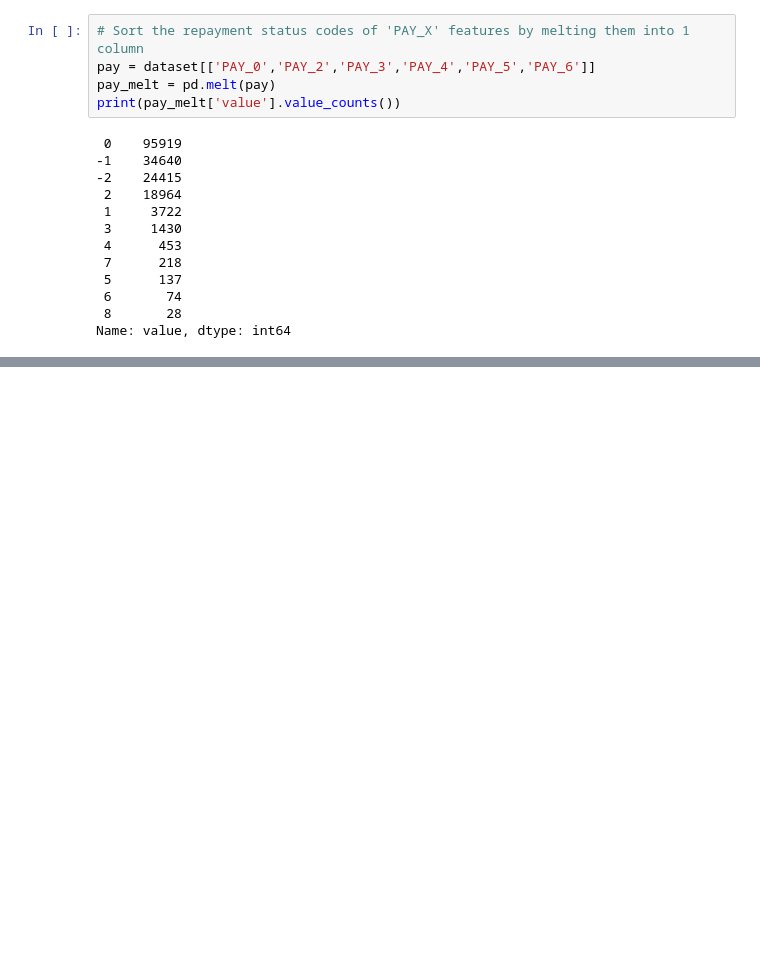
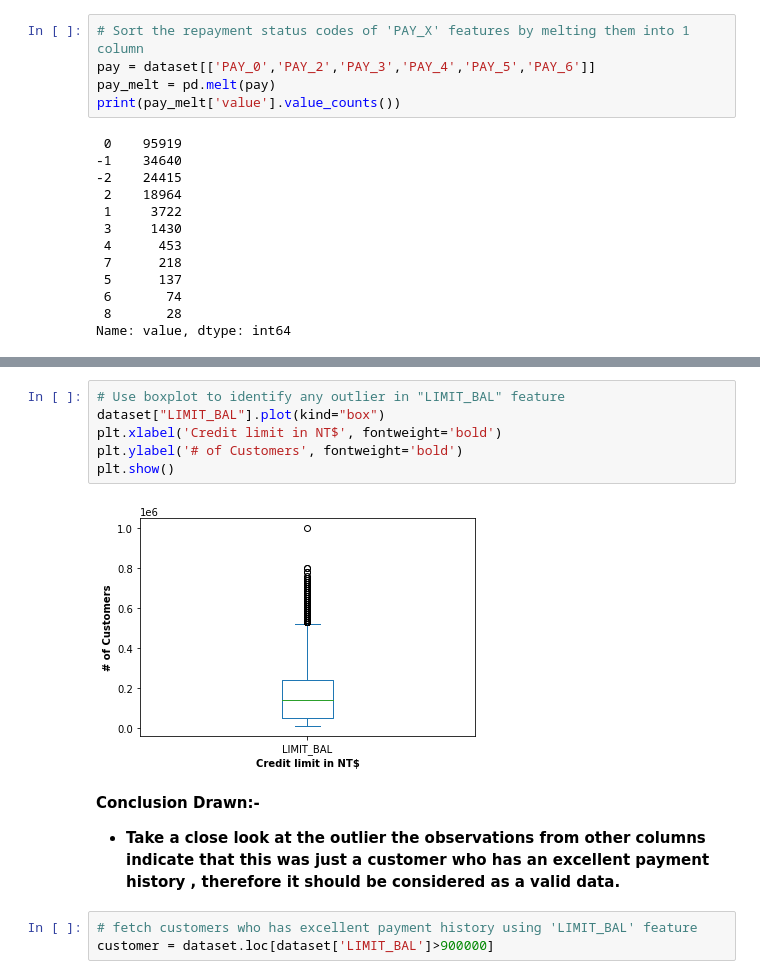
Before and after one commit to Adityasingh3008/CREDIT-CARD-DEFAULT-PREDICTION, a Jupyter notebook: Individual_Notebook_Credit_Card_Default_Prediction_(Capstone_Project_3).ipynb, the cells around one changed output, grey strips where cells are left out. Drawn from its saved outputs; the diff is of its cells as text; blank space fills up the shorter version.

```diff
--- a/Individual_Notebook_Credit_Card_Default_Prediction_(Capstone_Project_3).ipynb
+++ b/Individual_Notebook_Credit_Card_Default_Prediction_(Capstone_Project_3).ipynb
@@ -201,0 +254,14 @@ Name: value, dtype: int64
+# %%
+# Use boxplot to identify any outlier in "LIMIT_BAL" feature
+dataset["LIMIT_BAL"].plot(kind="box")
+plt.xlabel('Credit limit in NT$', fontweight='bold')
+plt.ylabel('# of Customers', fontweight='bold')
+plt.show()
+# %% [output]
+[figure, added]
+# %% [markdown]
+**Conclusion Drawn:-**
+  * **Take a close look at the outlier the observations from other columns indicate that this was just a customer who has an excellent payment history , therefore it should be considered as a valid data.**
+# %%
+# fetch customers who has excellent payment history using 'LIMIT_BAL' feature
+customer = dataset.loc[dataset['LIMIT_BAL']>900000]
```
Also changed, not shown: parts of 32 cells of this notebook.
